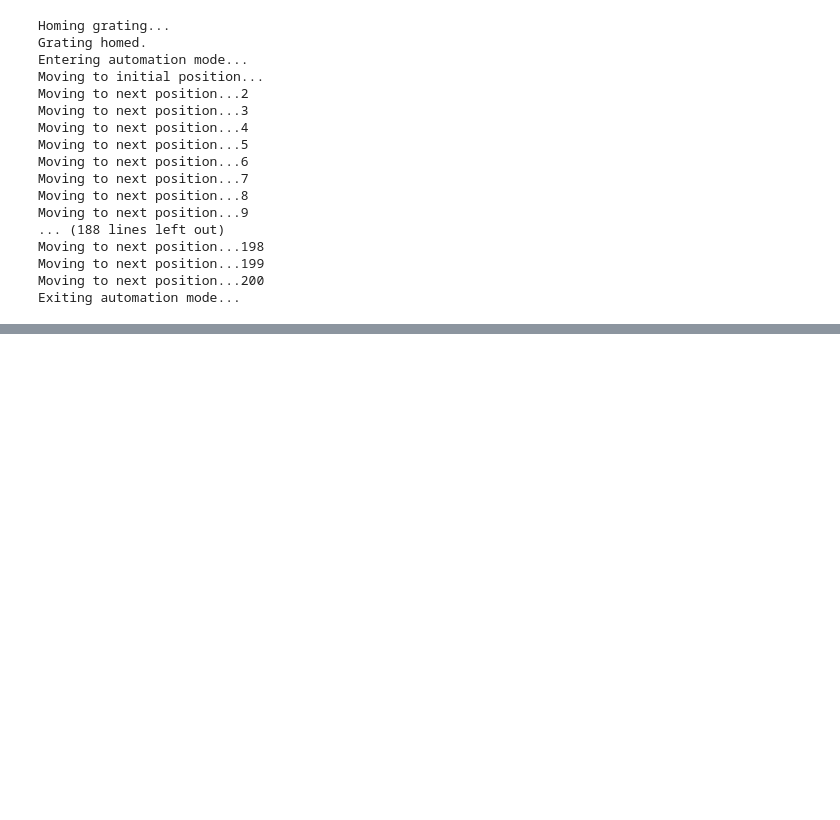
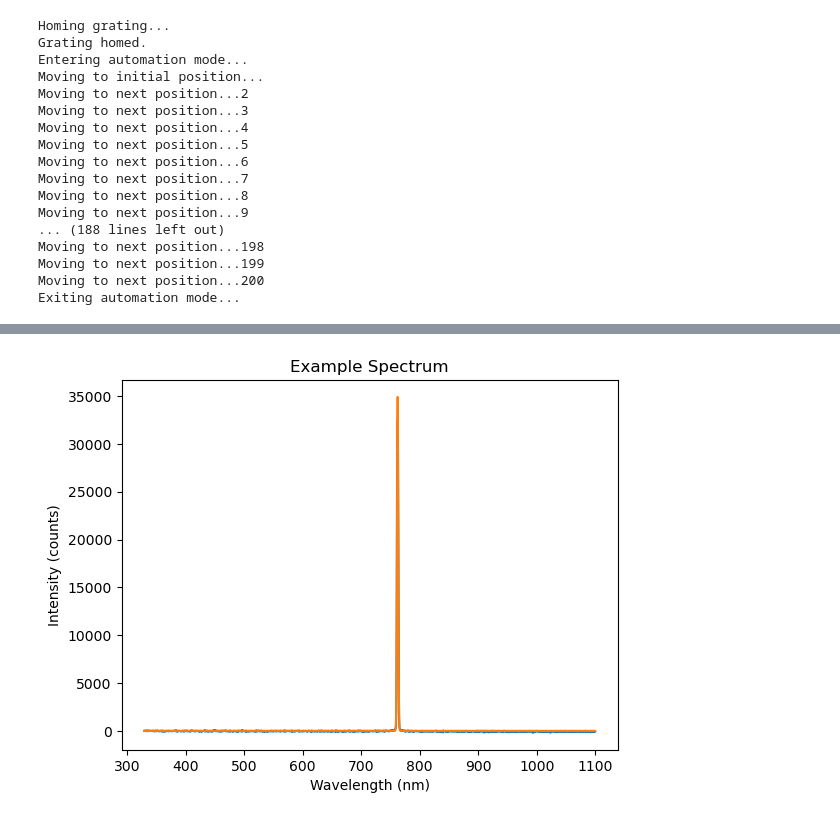
Before and after one commit to davidfobar/SCRAM, a Jupyter notebook: monoCtrl/gratingCalibration.ipynb, the cells around one changed output, grey strips where cells are left out. Cells and saved outputs as stored; diff of their text form; code cells hidden in the pictures; blank space fills up the shorter version.

```diff
--- a/monoCtrl/gratingCalibration.ipynb
+++ b/monoCtrl/gratingCalibration.ipynb
@@ -64,0 +138,10 @@ Exiting automation mode...
+# %%
+#plot an example fit
+plt.plot(wavelengths, intensities[96])
+plt.plot(wavelengths, gaussian(wavelengths, *popt[96-first_good_measurement]))
+plt.xlabel('Wavelength (nm)')
+plt.ylabel('Intensity (counts)')
+plt.title('Example Spectrum')
+plt.show()
+# %% [output]
+[figure, added]
```
Also changed, not shown: parts of 5 cells of this notebook, 1 other file.
